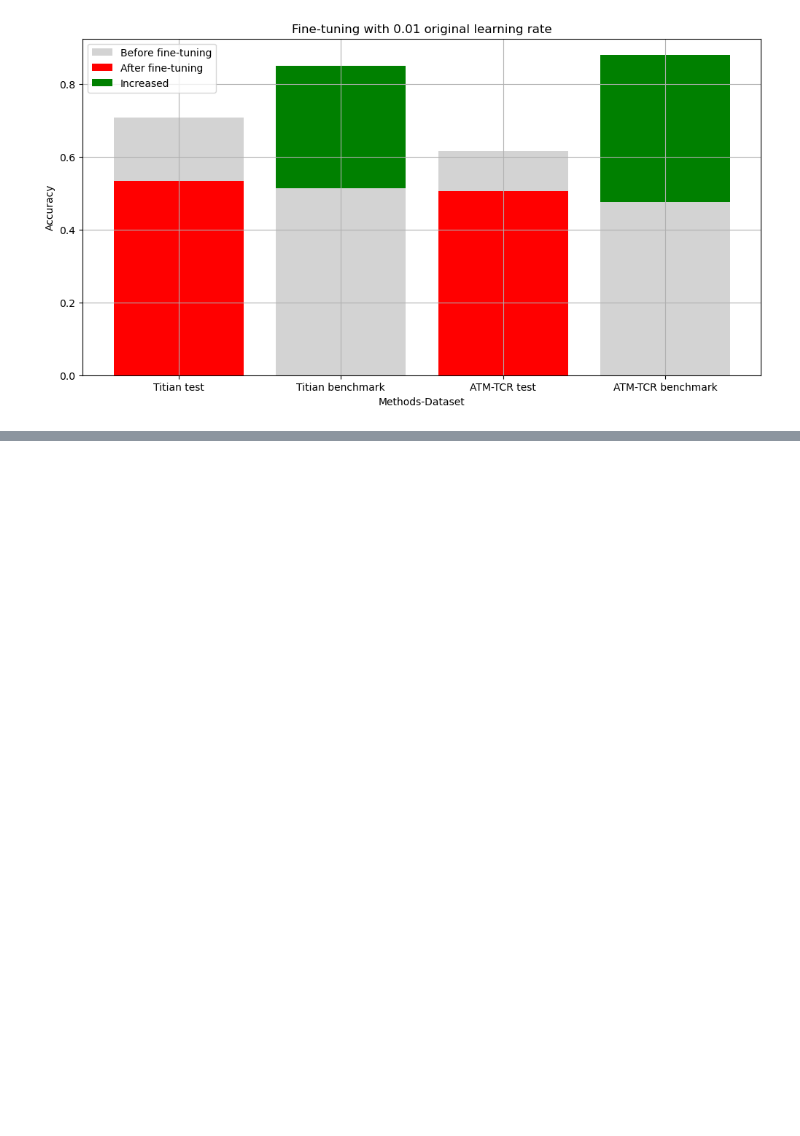
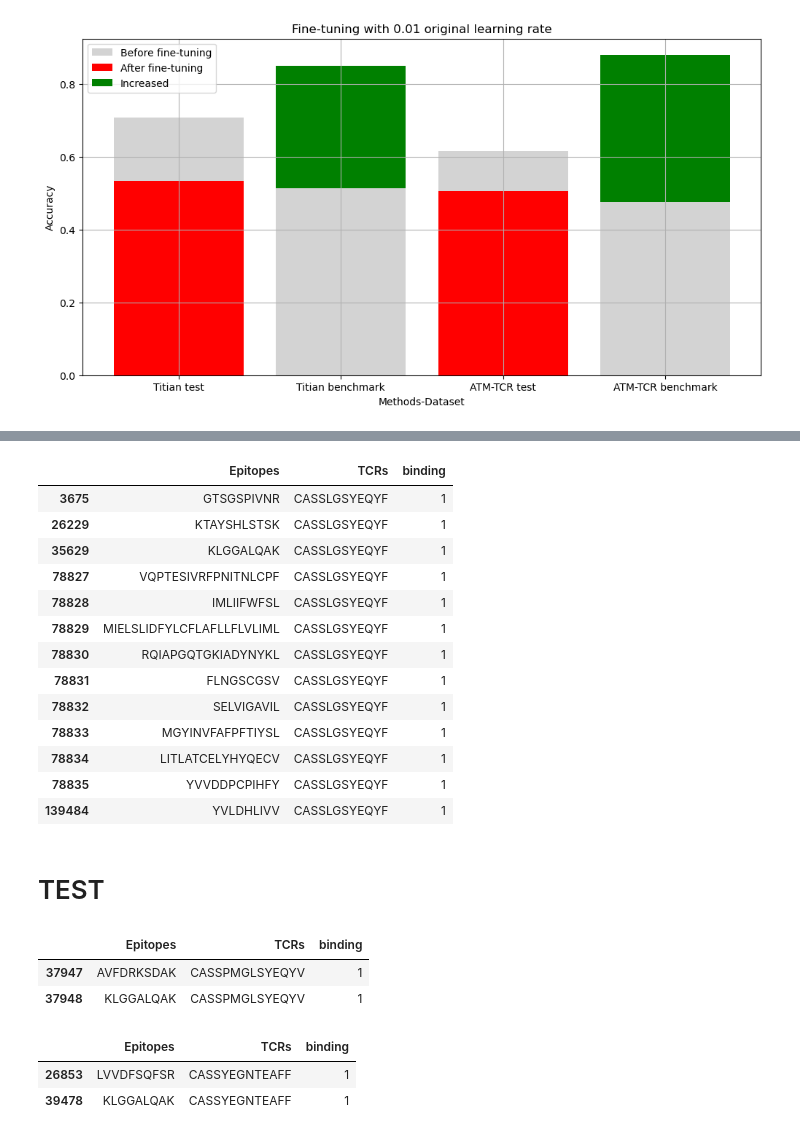
Before and after one commit to Lee-CBG/BAP_Attack_n_Defend, a Jupyter notebook: process_TITAN.ipynb, the cells around one changed output, grey strips where cells are left out. Cells and saved outputs as stored; diff of their text form; code cells hidden in the pictures; blank space fills up the shorter version.

```diff
--- a/process_TITAN.ipynb
+++ b/process_TITAN.ipynb
@@ -573,0 +690,19 @@ plt.show()
+# %%
+CASSLGSYEQYF = positive[positive['TCRs'] == 'CASSLGSYEQYF']
+# %%
+CASSLGSYEQYF
+# %% [output]
+|  | Epitopes | TCRs | binding |
+| 3675 | GTSGSPIVNR | CASSLGSYEQYF | 1 |
+| 26229 | KTAYSHLSTSK | CASSLGSYEQYF | 1 |
+| 35629 | KLGGALQAK | CASSLGSYEQYF | 1 |
+| 78827 | VQPTESIVRFPNITNLCPF | CASSLGSYEQYF | 1 |
+| 78828 | IMLIIFWFSL | CASSLGSYEQYF | 1 |
+| 78829 | MIELSLIDFYLCFLAFLLFLVLIML | CASSLGSYEQYF | 1 |
+| 78830 | RQIAPGQTGKIADYNYKL | CASSLGSYEQYF | 1 |
+| 78831 | FLNGSCGSV | CASSLGSYEQYF | 1 |
+| 78832 | SELVIGAVIL | CASSLGSYEQYF | 1 |
+| 78833 | MGYINVFAFPFTIYSL | CASSLGSYEQYF | 1 |
+| 78834 | LITLATCELYHYQECV | CASSLGSYEQYF | 1 |
+| 78835 | YVVDDPCPIHFY | CASSLGSYEQYF | 1 |
+| 139484 | YVLDHLIVV | CASSLGSYEQYF | 1 |
@@ -573,0 +711,2 @@ plt.show()
+# %% [markdown]
+# TEST
@@ -573,0 +715,6 @@ plt.show()
+# %%
+CASSPMGLSYEQYV
+# %% [output]
+|  | Epitopes | TCRs | binding |
+| 37947 | AVFDRKSDAK | CASSPMGLSYEQYV | 1 |
+| 37948 | KLGGALQAK | CASSPMGLSYEQYV | 1 |
@@ -573,0 +723,6 @@ plt.show()
+# %%
+CASSYEGNTEAFF
+# %% [output]
+|  | Epitopes | TCRs | binding |
+| 26853 | LVVDFSQFSR | CASSYEGNTEAFF | 1 |
+| 39478 | KLGGALQAK | CASSYEGNTEAFF | 1 |
```
Also changed, not shown: parts of 15 cells of this notebook, 37 other files.
